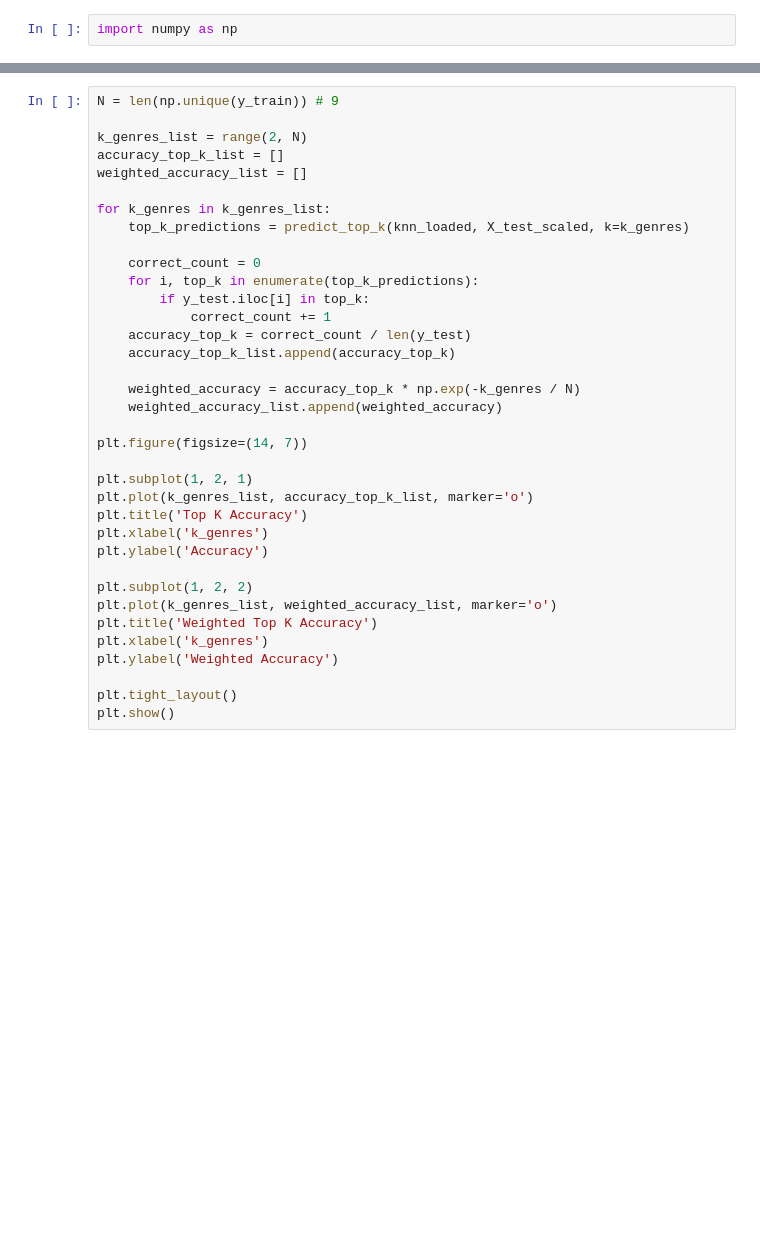
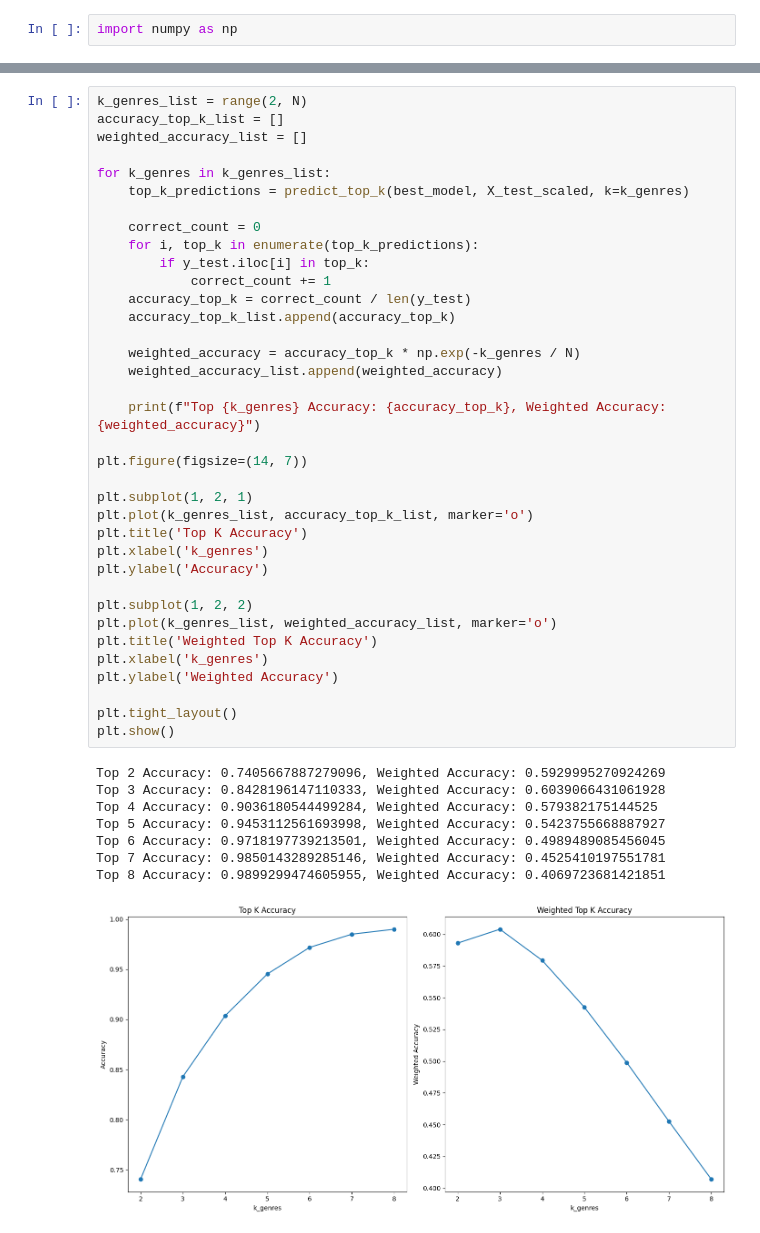
Before and after one commit to Carson1829/song_prediction, a Jupyter notebook: classification_mil.ipynb, the cells around one changed output, grey strips where cells are left out. Cells and saved outputs as stored; diff of their text form; blank space fills up the shorter version.

```diff
--- a/classification_mil.ipynb
+++ b/classification_mil.ipynb
@@ -250,36 +264,45 @@ def predict_top_k(knn, X, k=3, n_neighbors=best_n_neighbors):
 # %%
-N = len(np.unique(y_train)) # 9
-
 k_genres_list = range(2, N)
 accuracy_top_k_list = []
 weighted_accuracy_list = []
 
 for k_genres in k_genres_list:
-    top_k_predictions = predict_top_k(knn_loaded, X_test_scaled, k=k_genres)
+    top_k_predictions = predict_top_k(best_model, X_test_scaled, k=k_genres)
 
     correct_count = 0
     for i, top_k in enumerate(top_k_predictions):
         if y_test.iloc[i] in top_k:
             correct_count += 1
     accuracy_top_k = correct_count / len(y_test)
     accuracy_top_k_list.append(accuracy_top_k)
 
     weighted_accuracy = accuracy_top_k * np.exp(-k_genres / N)
     weighted_accuracy_list.append(weighted_accuracy)
+
+    print(f"Top {k_genres} Accuracy: {accuracy_top_k}, Weighted Accuracy: {weighted_accuracy}")
 
 plt.figure(figsize=(14, 7))
 
 plt.subplot(1, 2, 1)
 plt.plot(k_genres_list, accuracy_top_k_list, marker='o')
 plt.title('Top K Accuracy')
 plt.xlabel('k_genres')
 plt.ylabel('Accuracy')
 
 plt.subplot(1, 2, 2)
 plt.plot(k_genres_list, weighted_accuracy_list, marker='o')
 plt.title('Weighted Top K Accuracy')
 plt.xlabel('k_genres')
 plt.ylabel('Weighted Accuracy')
 
 plt.tight_layout()
 plt.show()
+# %% [output]
+Top 2 Accuracy: 0.7405667887279096, Weighted Accuracy: 0.5929995270924269
+Top 3 Accuracy: 0.8428196147110333, Weighted Accuracy: 0.6039066431061928
+Top 4 Accuracy: 0.9036180544499284, Weighted Accuracy: 0.579382175144525
+Top 5 Accuracy: 0.9453112561693998, Weighted Accuracy: 0.5423755668887927
+Top 6 Accuracy: 0.9718197739213501, Weighted Accuracy: 0.4989489085456045
+Top 7 Accuracy: 0.9850143289285146, Weighted Accuracy: 0.4525410197551781
+Top 8 Accuracy: 0.9899299474605955, Weighted Accuracy: 0.4069723681421851
+[figure, added]
```
Also changed, not shown: parts of 9 cells of this notebook, 15 other files.
